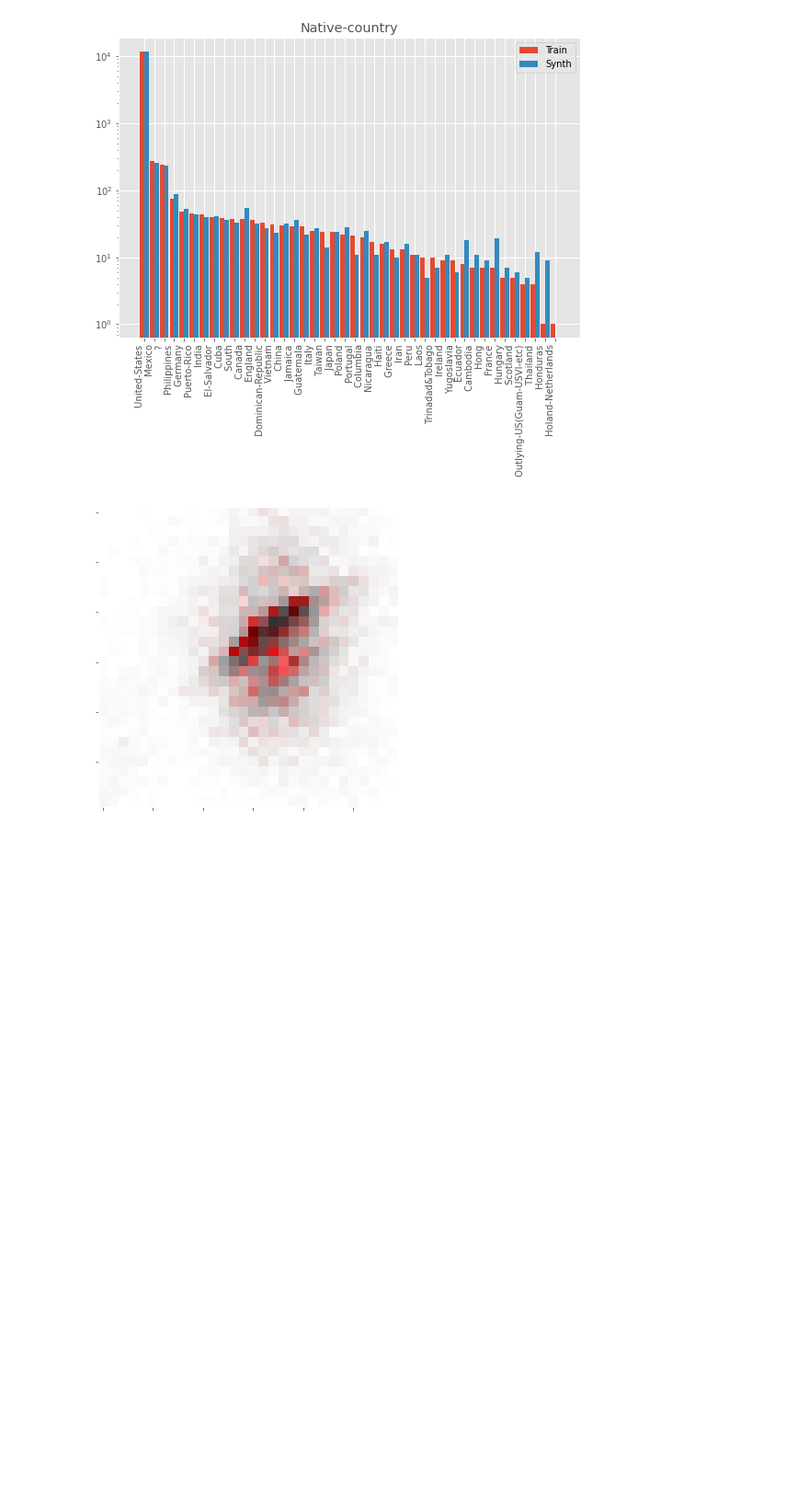
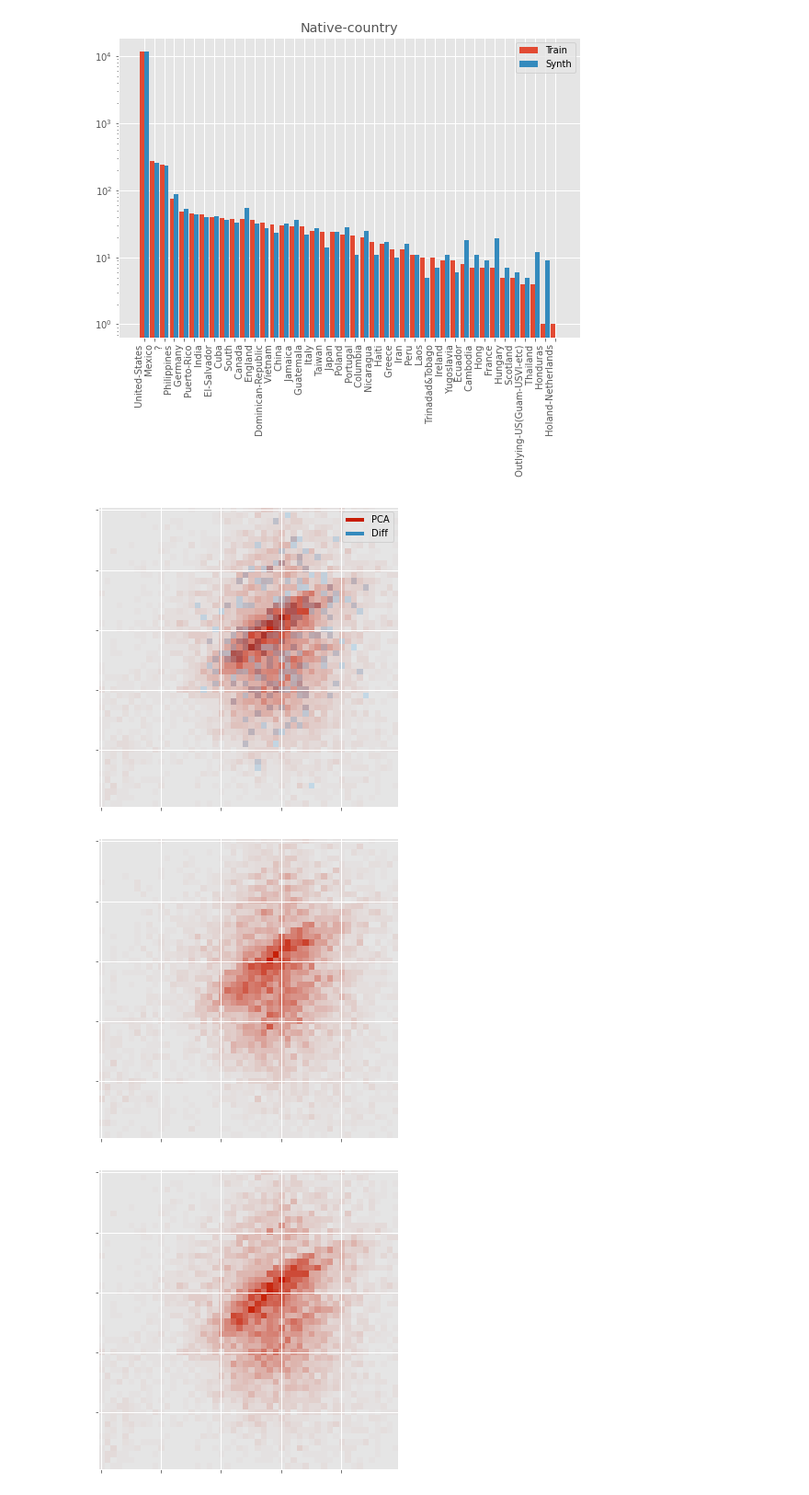
Before and after one commit to pasteur-dev/pasteur, a Jupyter notebook: notebooks/analyze_table.ipynb, the cells around one changed output. Shown: that part at 92% size. Cells and saved outputs as stored; diff of their text form; code cells hidden in the pictures; blank space fills up the shorter version.

```diff
--- a/notebooks/analyze_table.ipynb
+++ b/notebooks/analyze_table.ipynb
@@ -344,7 +344,6 @@ for col in meta.cols:
 [figure]
 # %%
 from sklearn.decomposition import PCA
-from sklearn.preprocessing import StandardScaler
 
 numerical = [name for name, c in meta.cols.items() if c.type == "numerical"]
 
@@ -365,42 +364,67 @@ pca_alg = pca.transform(n_alg)
 lims = np.percentile(pca_wrk, [3, 97], axis=0)
 
 def f_lims(data, buffer=0.1):
     l_min, l_max = data
     l_dev = l_max - l_min
     return l_min - buffer*l_dev, l_max + buffer*l_dev
 
 x_min, x_max = f_lims(lims[:, 0])
 y_min, y_max = f_lims(lims[:, 1])
 
-bins = 30
+bins = 50
 H_wrk, xedges, yedges = np.histogram2d(pca_wrk[:, 0], pca_wrk[:, 1], range=[[x_min, x_max], [y_min, y_max]], bins=bins)
 H_alg, _, _ = np.histogram2d(pca_alg[:, 0], pca_alg[:, 1], bins=[xedges, yedges])
 
 h_diff = np.abs(H_wrk - H_alg)
-h_diff /= np.max(h_diff)
-h_abs = 1-0.8*H_alg / np.max(H_alg)
+h_diff /= np.max(H_alg)
+h_wrk = H_wrk / np.max(H_wrk)
+h_alg = H_alg / np.max(H_alg)
 
-import colorsys
+width, height = H_wrk.shape
+img_wrk = np.zeros((width, height, 4), dtype="int32")
+img_alg = np.zeros((width, height, 4), dtype="int32")
+img_dff = np.zeros((width, height, 4), dtype="int32")
 
-img = np.zeros((*h_diff.shape, 3), dtype="int32")
-for i in range(np.shape(img)[0]):
-    for j in range(np.shape(img)[1]):
-        img[i, j, :] = (255*np.array(colorsys.hls_to_rgb(0, h_abs[i,j], h_diff[i,j]))).astype('int32')
+for i in range(width):
+    for j in range(height):
+        img_wrk[i, j, :] = (255*np.array((0.78, 0.11, 0.008, h_wrk[i,j]))).astype('int32')
+        img_alg[i, j, :] = (255*np.array((0.78, 0.11, 0.008, h_alg[i,j]))).astype('int32')
+        img_dff[i, j, :] = (255*np.array((0.008, 0.58, 0.933, 0.15 if h_diff[i,j] > 0.1 else 0))).astype('int32')
 
 fig, ax = plt.subplots()
-ax.imshow(img, interpolation="nearest")
+ax.imshow(img_alg, interpolation="nearest")
+ax.imshow(img_dff, interpolation="nearest")
+
+from matplotlib.lines import Line2D
+custom_lines = [Line2D([0], [0], color="#c71c02", lw=4),
+                Line2D([0], [0], color="#348abd", lw=4)]
+
+ax.legend(custom_lines, ['PCA', "Diff"])
+ax.set_xticklabels([])
+ax.set_yticklabels([])
+
+fig, ax = plt.subplots()
+ax.imshow(img_wrk, interpolation="nearest")
+ax.set_xticklabels([])
+ax.set_yticklabels([])
+fig, ax = plt.subplots()
+ax.imshow(img_alg, interpolation="nearest")
+ax.set_xticklabels([])
+ax.set_yticklabels([]);
 
 # l_num = 5
 # x_pos = np.linspace(0, img.shape[0], l_num+2)[1:-1]
 # x_labels = np.linspace(x_min, x_max, l_num+2)[1:-1].astype('int32')
 # ax.set_xticks(x_pos, x_labels)
 
 # y_pos = np.linspace(0, img.shape[0], l_num+2)[1:-1]
 # y_labels = np.linspace(y_min, y_max, l_num+2)[1:-1].astype('int32')
 # ax.set_yticks(y_pos, y_labels)
 
 ax.set_xticklabels([])
-ax.set_yticklabels([])
-ax.grid(False)
+ax.set_yticklabels([]);
+# ax.grid(False)
 # %% [output]
-[figure, old version]
+[figure, new version]
+[figure, added]
+[figure, added]
```
